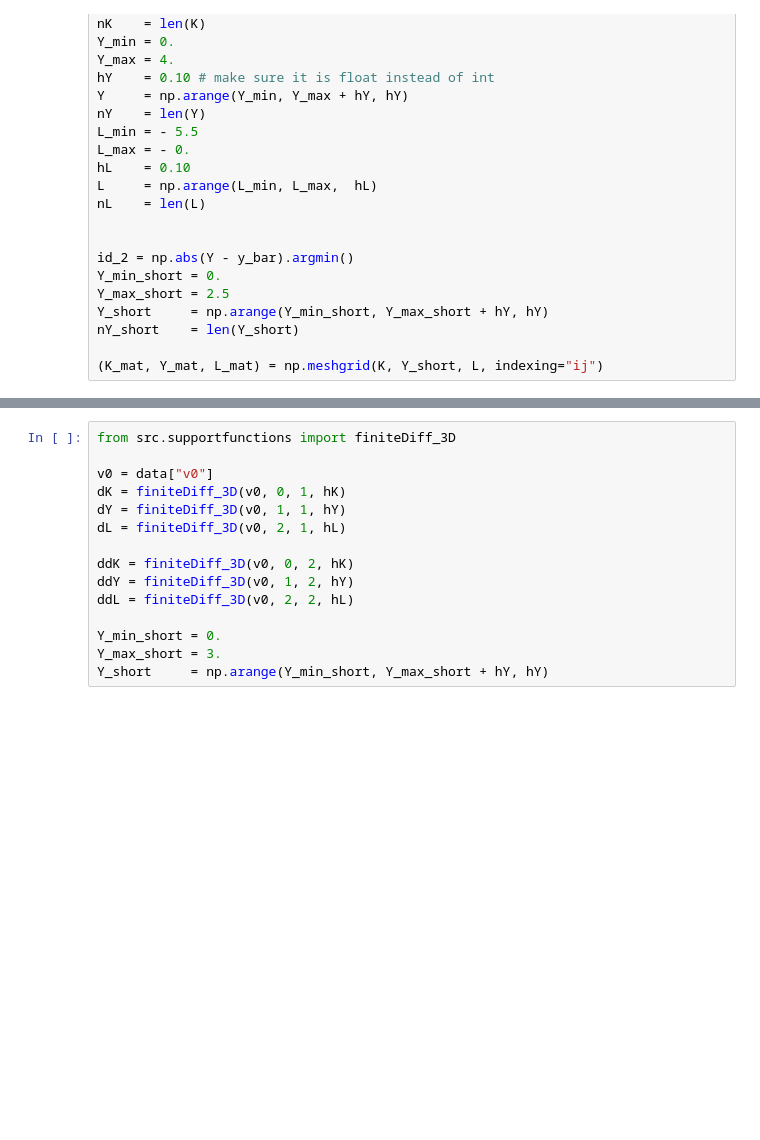
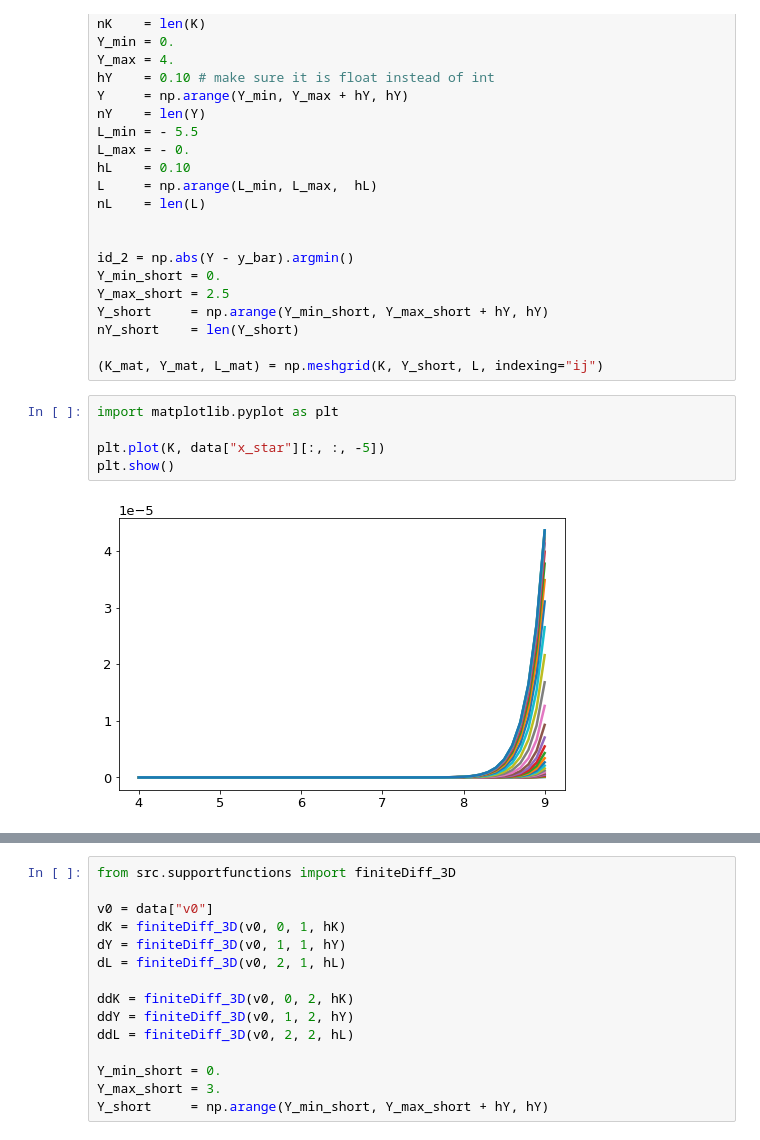
Before and after one commit to binchengecon/TwoCapital, a Jupyter notebook: abatement/Check-Result.ipynb, the cells around one changed output, grey strips where cells are left out. Saved outputs shown, nothing was run; the diff lists cells and outputs as text; blank space fills up the shorter version.

```diff
--- a/abatement/Check-Result.ipynb
+++ b/abatement/Check-Result.ipynb
@@ -299,3 +299,10 @@ Y_short     = np.arange(Y_min_short, Y_max_short + hY, hY)
 nY_short    = len(Y_short)
 
 (K_mat, Y_mat, L_mat) = np.meshgrid(K, Y_short, L, indexing="ij")
+# %%
+import matplotlib.pyplot as plt
+
+plt.plot(K, data["x_star"][:, :, -5])
+plt.show()
+# %% [output]
+[figure, added]
```
Also changed, not shown: parts of 1 cell of this notebook, 55 other files.
